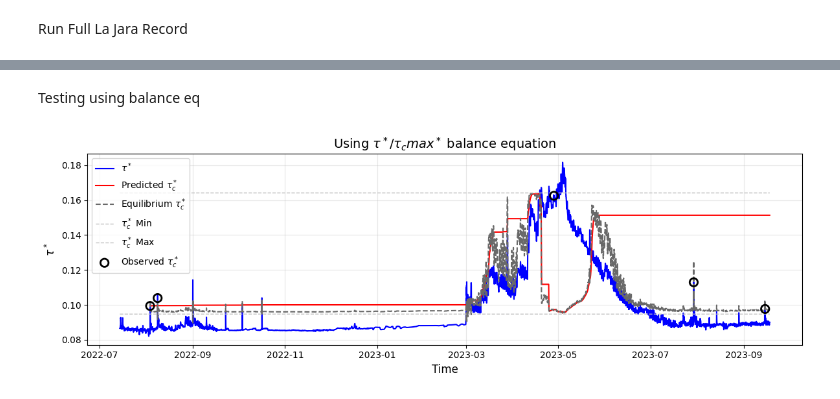
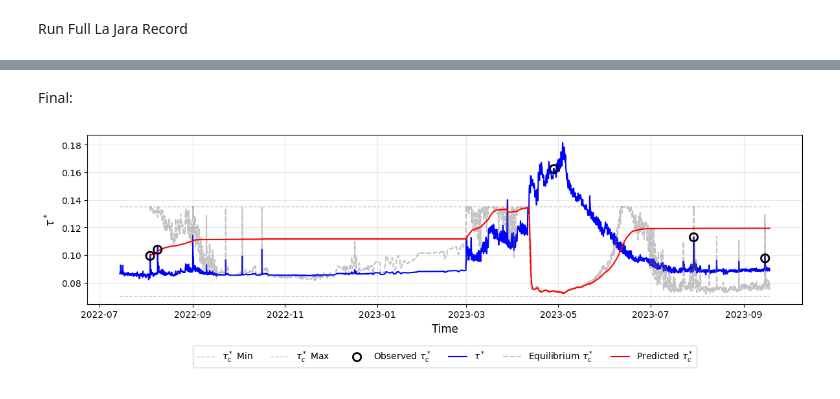
Before and after one commit to nicole-hucke/shear_stress_paper, a Jupyter notebook: antecedent_conditions/predictive_equation/predictive_model_tautauc_conditional.ipynb, the cells around one changed output, grey strips where cells are left out. Cells and saved outputs as stored; diff of their text form; code cells hidden in the pictures.

Commit message:
working equation using transport capacity!!!!!!!!!

```diff
--- a/antecedent_conditions/predictive_equation/predictive_model_tautauc_conditional.ipynb
+++ b/antecedent_conditions/predictive_equation/predictive_model_tautauc_conditional.ipynb
@@ -901,40 +637,42 @@ plt.show()
 # %% [markdown]
-Testing using balance eq
+Final:
 # %%
-tauc_min_lajara = tauc_obs_lajara.min()* 0.97
-tauc_max_lajara = tauc_obs_lajara.max() * 1.01
+#tauc_min_lajara = tauc_obs_lajara.min()* 0.95
+#tauc_max_lajara = tauc_obs_lajara.max() * 1.01
+tauc_min_lajara = 0.07
+tauc_max_lajara = 0.135
 
-tauc_lajara, k_lajara, tau_eq_lajara, tauc_ratio_field = evolve_tauc_balance(
+tauc_lajara, k_lajara, tau_eq_lajara, tauc_ratio_field = evolve_tauc_tc(
     tau_star,
     dt=15, # 15 minute timestep
     tau_c_min=tauc_min_lajara,
     tau_c_max=tauc_max_lajara,
     event_indices=event_indices,
     tau_c_obs=tauc_obs_lajara,
-    multiplicative_factor=0.02, # use smaller k factor for original equation to prevent overshooting
+    multiplicative_factor=0.002
 )
-
 tau_c_pred_series = pd.Series(tauc_lajara, index=time_to_index.index)
 tau_star_series = pd.Series(tau_star, index=time_to_index.index)
 
 fig, ax = plt.subplots(figsize=(12, 4))
-ax.plot(tau_star_series.index, tau_star_series.values, color='blue', label=r'$\tau^*$', linewidth=1.5)
-ax.plot(tau_c_pred_series.index, tau_c_pred_series.values, color='red', label=r'Predicted $\tau_c^*$', linewidth=1.5)
-ax.plot(tau_star_series.index, tau_eq_lajara, color='dimgrey', linestyle='--', label=r'Equilibrium $\tau_c^*$', linewidth=1.5)
 # horiztonal min and max lines
 ax.plot(tau_c_pred_series.index, [tauc_min_lajara]*len(tau_c_pred_series), color='silver', linestyle='--', label=r'$\tau_c^*$ Min', linewidth=1)
 ax.plot(tau_c_pred_series.index, [tauc_max_lajara]*len(tau_c_pred_series), color='silver', linestyle='--', label=r'$\tau_c^*$ Max', linewidth=1)
 ax.scatter(tauc_events.index, tauc_obs_lajara, facecolors="none", edgecolors="black", s=80, linewidth=2, label=r"Observed $\tau^*_c$", zorder=5,)
 
+ax.plot(tau_star_series.index, tau_star_series.values, color='blue', label=r'$\tau^*$', linewidth=1.5)
+ax.plot(tau_star_series.index, tau_eq_lajara, color='dimgrey', linestyle='--', label=r'Equilibrium $\tau_c^*$', linewidth=1.5, alpha=0.4)
+ax.plot(tau_c_pred_series.index, tau_c_pred_series.values, color='red', label=r'Predicted $\tau_c^*$', linewidth=1.5)
+
 ax.set_ylabel(r'$\tau^*$', fontsize=12)
 ax.set_xlabel('Time', fontsize=12)
-ax.legend()
+ax.legend(fontsize=10, loc='upper center', bbox_to_anchor=(0.5, -0.22), ncol=6)
 ax.grid(True, alpha=0.3)
 
-plt.title(r'Using $\tau^*$/$\tau_cmax^*$ balance equation', fontsize=14)
+#plt.title(r'Using $\tau^*$/$\tau_c^*$ balance equation', fontsize=14)
 # modify dates on x-axis to be more readable
-#plt.xlim(pd.Timestamp("2022-08-01"), pd.Timestamp("2022-09-30"))
+#plt.xlim(pd.Timestamp("2023-07-20"), pd.Timestamp("2023-08-05"))
 plt.tight_layout()
 plt.show()
 # %% [output]
-[figure, old version]
+[figure, new version]
```
Also changed, not shown: parts of 28 cells of this notebook, 6 other files.
